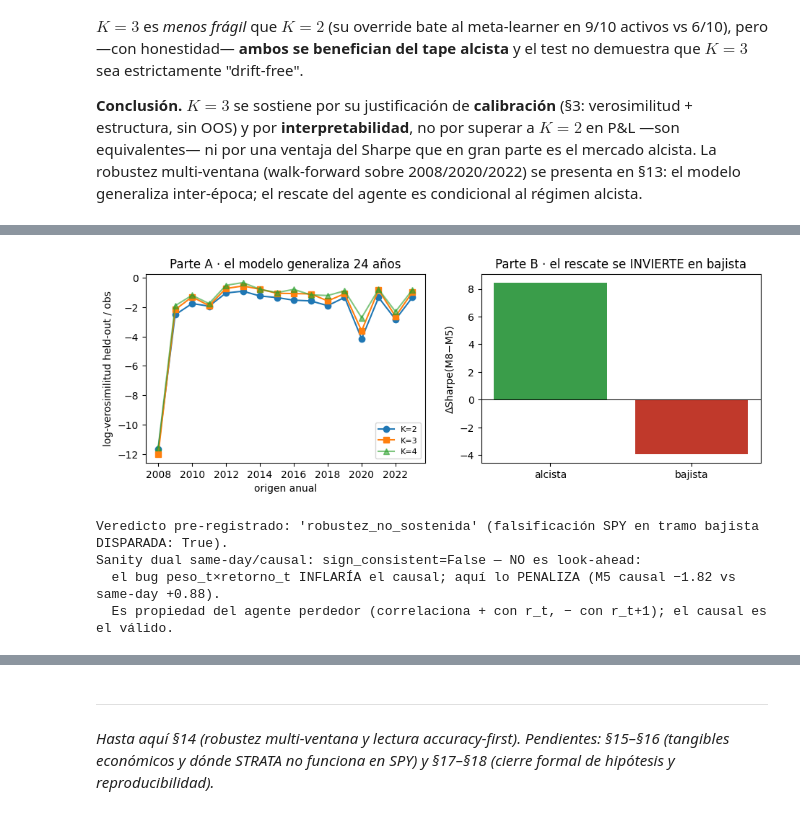
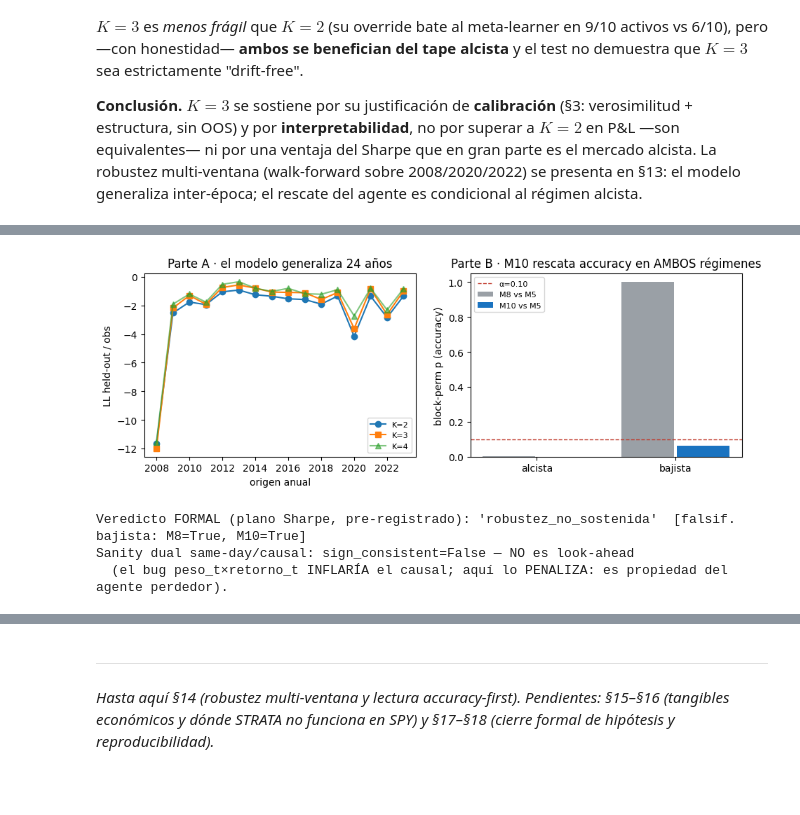
Before and after one commit to RaquelGarciah/Real-time-statistical-supervision-of-an-AI-trading-agent, a Jupyter notebook: notebooks/strata_canonical.ipynb, the cells around one changed output, grey strips where cells are left out. Cells and saved outputs as stored; diff of their text form; code cells hidden in the pictures; blank space fills up the shorter version.

```diff
--- a/notebooks/strata_canonical.ipynb
+++ b/notebooks/strata_canonical.ipynb
@@ -1696,51 +1699,57 @@ contaminar al LLM**. Por eso:
 # %%
 import json
 import matplotlib.pyplot as plt
+import numpy as np
 
 wf = json.load(open("outputs/experiments/walkforward_robustez.json"))
 
-# --- Parte A: verosimilitud held-out por origen y K (modelo, 24 años) ---
+# --- Parte A: verosimilitud held-out por origen y K (modelo, 24 años, sin agente) ---
 pa = pd.DataFrame(wf["part_a"]["heldout_ll"]["per_origin_K"])
 piv = pa.pivot(index="origin", columns="K", values="ll_por_obs")
-k3_dom = wf["part_a"]["heldout_ll"]["k3_domina_frac"]
-k4_dom = float((piv[4] > piv[3]).mean())
-print(f"Parte A — K=3 mejora a K=2 en {k3_dom:.0%} de los {len(piv)} orígenes anuales (incl. 2008/2020/2022).")
-print(f"HONESTO: K=4 mejora a K=3 en {k4_dom:.0%} de los orígenes → K=3 NO es el óptimo de verosimilitud.")
-print("Se elige por PARSIMONIA e INTERPRETABILIDAD (Calma/Estrés/Crisis), no por LL (decisión §3).")
+k3_dom = wf["part_a"]["heldout_ll"]["k3_domina_frac"]; k4_dom = float((piv[4] > piv[3]).mean())
+print(f"PARTE A (modelo, 24 años) — K=3 mejora a K=2 en {k3_dom:.0%} de los {len(piv)} orígenes (incl. crisis).")
+print(f"  HONESTO: K=4 mejora a K=3 en {k4_dom:.0%} → K=3 NO es óptimo de verosimilitud; se elige por")
+print("  parsimonia/interpretabilidad (decisión §3). La robustez inter-época vive aquí.")
 
-# --- Parte B confirmatorio + Deflated Sharpe ---
-cb = wf["part_b_confirmatory"]; ci = cb["ci95_boot"]
-incl0 = ci["low"] <= 0 <= ci["high"]
-print(f"\nParte B (confirmatorio) — mediana ΔSharpe(M8−M5) = {cb['median_delta_sharpe']:+.2f}, "
-      f"IC95 bootstrap pareado = [{ci['low']:+.2f}, {ci['high']:+.2f}] → {'INCLUYE 0 (no concluyente)' if incl0 else 'excluye 0'}.")
-print(f"Deflated Sharpe M8 = {wf['deflated_sharpe_m8']['dsr']:.2f} (≈ azar) → el Sharpe NO es robusto a multiplicidad.")
+# --- Parte B confirmatorio: el criterio decisorio es la cota Bonferroni, NO el IC95 ---
+print("\nPARTE B (rescate, intra-OOS) — confirmatorio: mediana ΔSharpe con IC bootstrap pareado.")
+for pk, lbl in (("m8_vs_m5", "M8−M5"), ("m10_vs_m5", "M10−M5")):
+    cb = wf["part_b_confirmatory"][pk]; ci = cb["ci95_boot"]; bonf = cb["ci_bonf2_low"]
+    print(f"  {lbl}: mediana={cb['median_delta_sharpe']:+.2f}  IC95=[{ci['low']:+.2f},{ci['high']:+.2f}]  "
+          f"cota Bonferroni (DECIDE)={bonf:+.2f} → H1_b {'se sostiene' if bonf > 0 else 'NO se sostiene'}")
+print(f"  Deflated Sharpe: M8={wf['deflated_sharpe']['m8']['dsr']:.2f}  M10={wf['deflated_sharpe']['m10']['dsr']:.2f} (≈ azar).")
 
-# --- Estratos por signo del drift + corrección de Holm ---
-dr = wf["stratified_mcnemar"]["drift"]; holm = wf["stratified_mcnemar"]["holm_bonferroni"]
-estr = pd.DataFrame({
-    "alcista": {"n_días": dr["alcista"]["n_obs"], "ΔSharpe(M8−M5)": dr["alcista"]["median_delta_sharpe"],
-                "McNemar p": dr["alcista"]["mcnemar_p"], "p_adj (Holm)": holm["drift_alcista"]["p_adj"]},
-    "bajista": {"n_días": dr["bajista"]["n_obs"], "ΔSharpe(M8−M5)": dr["bajista"]["median_delta_sharpe"],
-                "McNemar p": dr["bajista"]["mcnemar_p"], "p_adj (Holm)": holm["drift_bajista"]["p_adj"]},
-}).T
-print("\nRescate por régimen de mercado (estratos del OOS) — el corazón del hallazgo:")
-display(estr.round(3))
+# --- Rescate de la ACCURACY por régimen: McNemar + Holm + block-permutation (robusto a autocorr) ---
+rows = []
+for pk, lbl in (("m8_vs_m5", "M8 vs M5"), ("m10_vs_m5", "M10 vs M5")):
+    s = wf["stratified_mcnemar"][pk]; holm = s["holm_bonferroni"]
+    for nm in ("alcista", "bajista"):
+        d = s["drift"][nm]
+        rows.append({"contraste": lbl, "régimen": nm, "n": d["n_obs"],
+                     "McNemar p_adj(Holm)": round(holm[f"drift_{nm}"]["p_adj"], 3),
+                     "block-perm p": round(d["block_perm_p"], 3), "ΔSharpe": d["median_delta_sharpe"]})
+acc_tab = pd.DataFrame(rows).set_index(["contraste", "régimen"])
+print("\nRescate de ACCURACY por régimen (McNemar/block-perm) y ΔSharpe — el corazón del hallazgo:")
+display(acc_tab)
 
+# --- Figuras: modelo (A) + significancia del rescate de accuracy por régimen (B) ---
 fig, ax = plt.subplots(1, 2, figsize=(11, 3.4))
 for K, mk in zip((2, 3, 4), ("o-", "s-", "^-")):
     ax[0].plot(piv.index, piv[K], mk, label=f"K={K}", alpha=0.6 if K == 4 else 1.0)
-ax[0].set_xlabel("origen anual"); ax[0].set_ylabel("log-verosimilitud held-out / obs")
+ax[0].set_xlabel("origen anual"); ax[0].set_ylabel("LL held-out / obs")
 ax[0].set_title("Parte A · el modelo generaliza 24 años"); ax[0].legend(fontsize=8)
-ax[1].bar(["alcista", "bajista"], [dr["alcista"]["median_delta_sharpe"], dr["bajista"]["median_delta_sharpe"]],
-          color=["#3a9d4a", "#c0392b"])
-ax[1].axhline(0, color="k", lw=0.8); ax[1].set_ylabel("ΔSharpe(M8−M5)")
-ax[1].set_title("Parte B · el rescate se INVIERTE en bajista")
+xb = np.arange(2)
+bp = lambda pk: [wf["stratified_mcnemar"][pk]["drift"][nm]["block_perm_p"] for nm in ("alcista", "bajista")]
+ax[1].bar(xb - 0.2, bp("m8_vs_m5"), 0.38, label="M8 vs M5", color="#9aa0a6")
+ax[1].bar(xb + 0.2, bp("m10_vs_m5"), 0.38, label="M10 vs M5", color="#1a73c0")
+ax[1].axhline(0.10, ls="--", color="#c0392b", lw=1, label="α=0.10")
+ax[1].set_xticks(xb); ax[1].set_xticklabels(["alcista", "bajista"]); ax[1].set_ylabel("block-perm p (accuracy)")
+ax[1].set_title("Parte B · M10 rescata accuracy en AMBOS régimenes"); ax[1].legend(fontsize=8)
 plt.show()
 
 v = wf["verdict"]
-print(f"\nVeredicto pre-registrado: '{v['composicion']}' "
-      f"(falsificación SPY en tramo bajista DISPARADA: {v['falsif_spy_estrato_bajista']}).")
-print(f"Sanity dual same-day/causal: sign_consistent={wf['sanity_dual']['sign_consistent']} — NO es look-ahead:")
-print("  el bug peso_t×retorno_t INFLARÍA el causal; aquí lo PENALIZA (M5 causal −1.82 vs same-day +0.88).")
-print("  Es propiedad del agente perdedor (correlaciona + con r_t, − con r_t+1); el causal es el válido.")
+print(f"\nVeredicto FORMAL (plano Sharpe, pre-registrado): '{v['composicion']}'  "
+      f"[falsif. bajista: M8={v['falsif_spy_m8_bajista']}, M10={v['falsif_spy_m10_bajista']}]")
+print(f"Sanity dual same-day/causal: sign_consistent={wf['sanity_dual']['sign_consistent']} — NO es look-ahead")
+print("  (el bug peso_t×retorno_t INFLARÍA el causal; aquí lo PENALIZA: es propiedad del agente perdedor).")
 # %% [output]
@@ -1758,5 +1772,4 @@ Rescate por régimen de mercado (estratos del OOS) — el corazón del hallazgo:
-[figure, old version]
+[figure, new version]
-Veredicto pre-registrado: 'robustez_no_sostenida' (falsificación SPY en tramo bajista DISPARADA: True).
-Sanity dual same-day/causal: sign_consistent=False — NO es look-ahead:
-  el bug peso_t×retorno_t INFLARÍA el causal; aquí lo PENALIZA (M5 causal −1.82 vs same-day +0.88).
-  Es propiedad del agente perdedor (correlaciona + con r_t, − con r_t+1); el causal es el válido.
+Veredicto FORMAL (plano Sharpe, pre-registrado): 'robustez_no_sostenida'  [falsif. bajista: M8=True, M10=True]
+Sanity dual same-day/causal: sign_consistent=False — NO es look-ahead
+  (el bug peso_t×retorno_t INFLARÍA el causal; aquí lo PENALIZA: es propiedad del agente perdedor).
```
Also changed, not shown: parts of 7 cells of this notebook, 7 other files.
